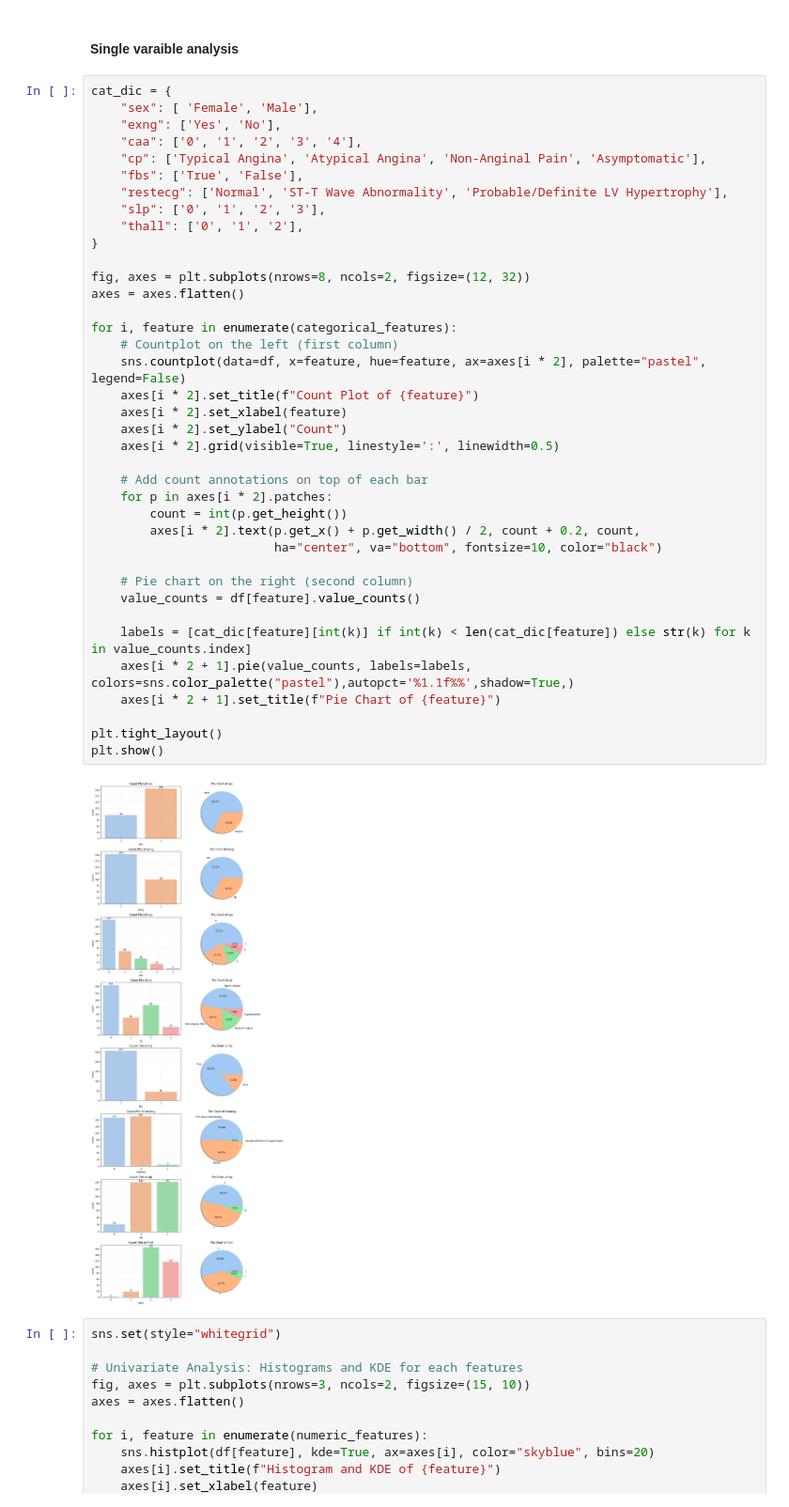
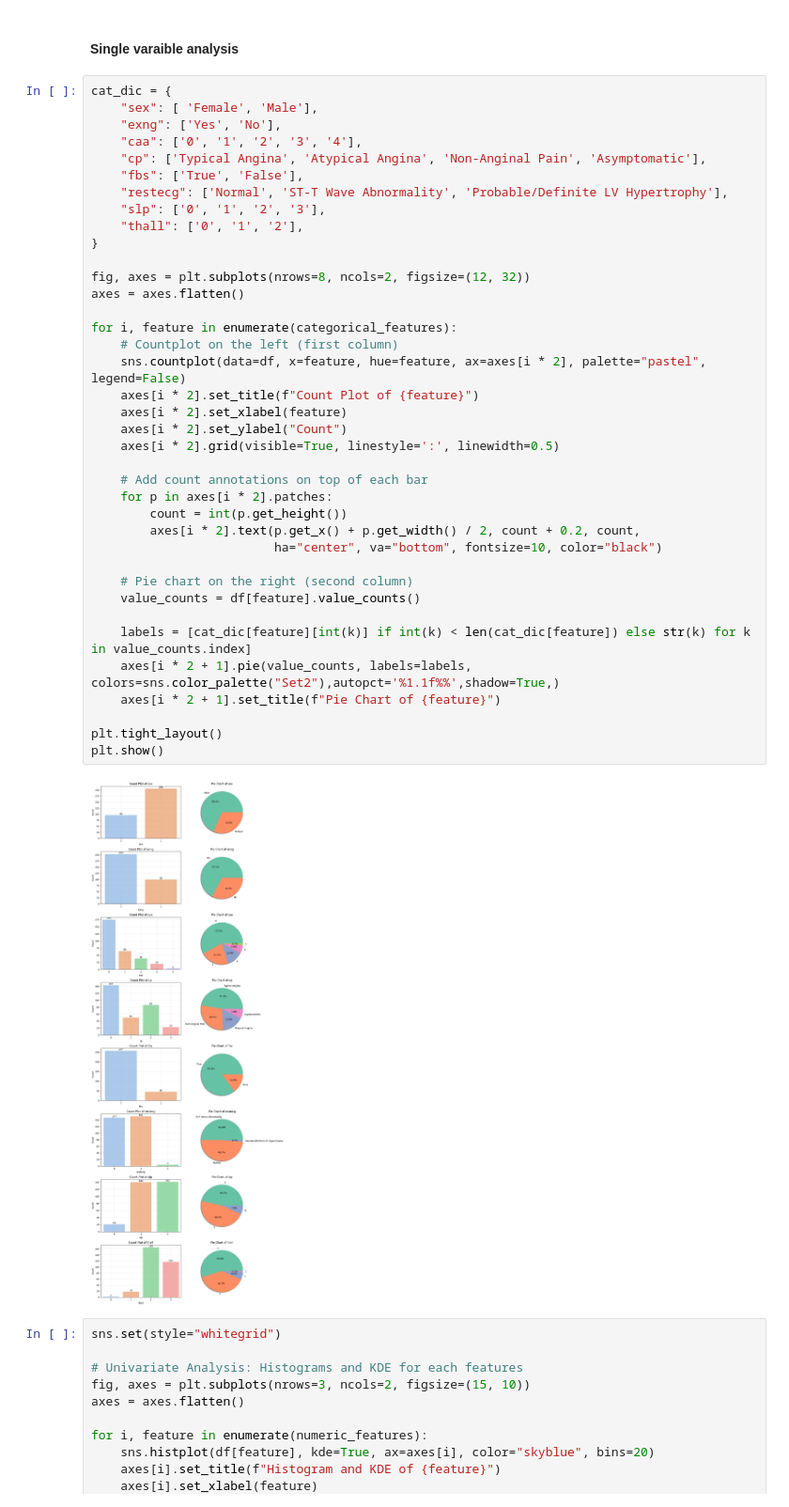
Before and after one commit to SaraPouyan/Heart-Attack-Prediction-ML, a Jupyter notebook: notebook/heart_attack_analysis_eda.ipynb, the cells around one changed output. Shown at 94% size. Drawn from its saved outputs; the diff is of its cells as text.

```diff
--- a/notebook/heart_attack_analysis_eda.ipynb
+++ b/notebook/heart_attack_analysis_eda.ipynb
@@ -255,35 +245,35 @@ cat_dic = {
     "slp": ['0', '1', '2', '3'],
     "thall": ['0', '1', '2'],
 }
 
 fig, axes = plt.subplots(nrows=8, ncols=2, figsize=(12, 32))
 axes = axes.flatten()
 
 for i, feature in enumerate(categorical_features):
     # Countplot on the left (first column)
     sns.countplot(data=df, x=feature, hue=feature, ax=axes[i * 2], palette="pastel", legend=False)
     axes[i * 2].set_title(f"Count Plot of {feature}")
     axes[i * 2].set_xlabel(feature)
     axes[i * 2].set_ylabel("Count")
     axes[i * 2].grid(visible=True, linestyle=':', linewidth=0.5)
 
     # Add count annotations on top of each bar
     for p in axes[i * 2].patches:
         count = int(p.get_height())
         axes[i * 2].text(p.get_x() + p.get_width() / 2, count + 0.2, count,
                          ha="center", va="bottom", fontsize=10, color="black")
 
     # Pie chart on the right (second column)
     value_counts = df[feature].value_counts()
 
     labels = [cat_dic[feature][int(k)] if int(k) < len(cat_dic[feature]) else str(k) for k in value_counts.index]
-    axes[i * 2 + 1].pie(value_counts, labels=labels, colors=sns.color_palette("pastel"),autopct='%1.1f%%',shadow=True,)
+    axes[i * 2 + 1].pie(value_counts, labels=labels, colors=sns.color_palette("Set2"),autopct='%1.1f%%',shadow=True,)
     axes[i * 2 + 1].set_title(f"Pie Chart of {feature}")
 
 plt.tight_layout()
 plt.show()
 # %% [output]
-[figure, old version]
+[figure, new version]
 # %%
 sns.set(style="whitegrid")
 
```
Also changed, not shown: parts of 1 cell of this notebook, 1 other file.
